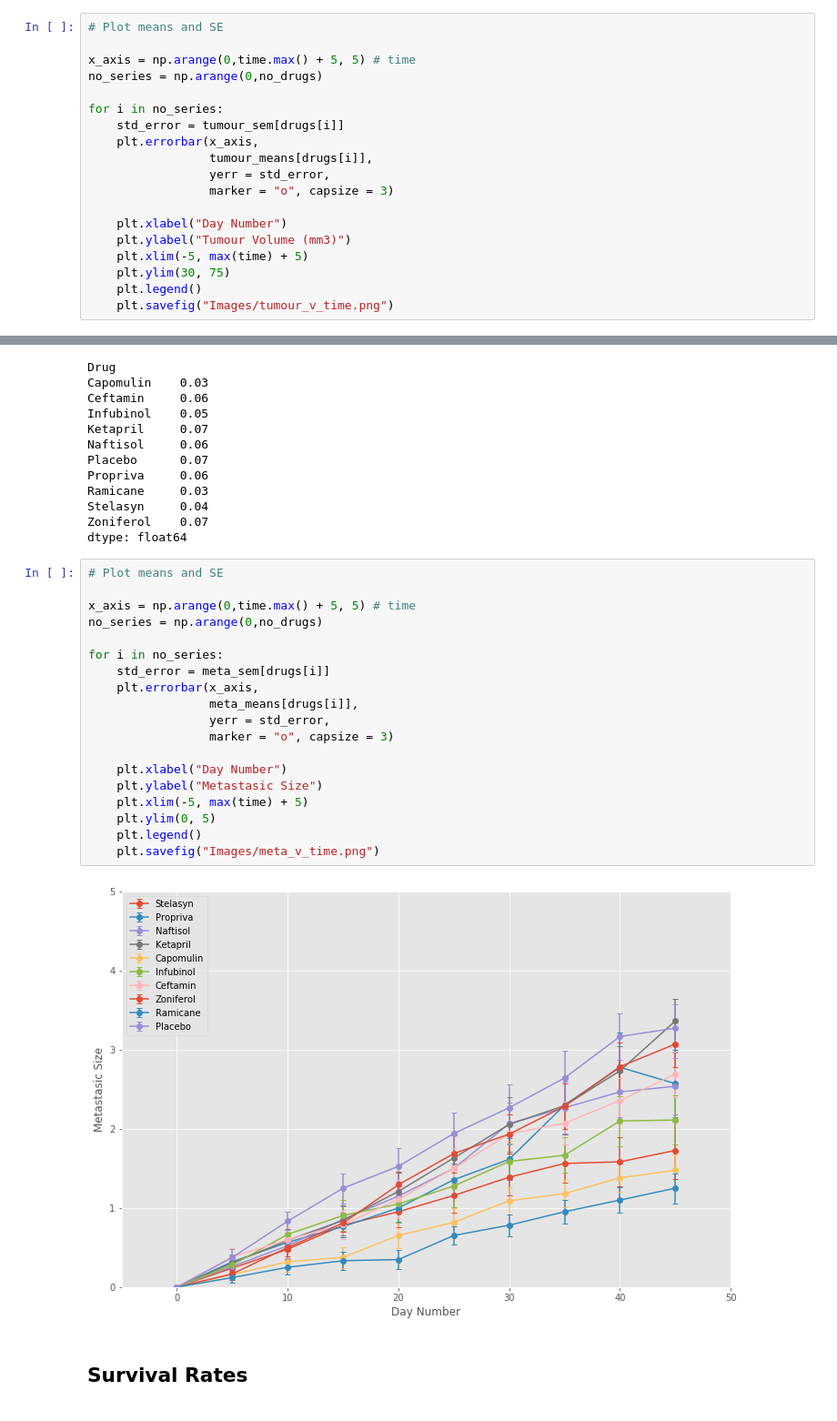
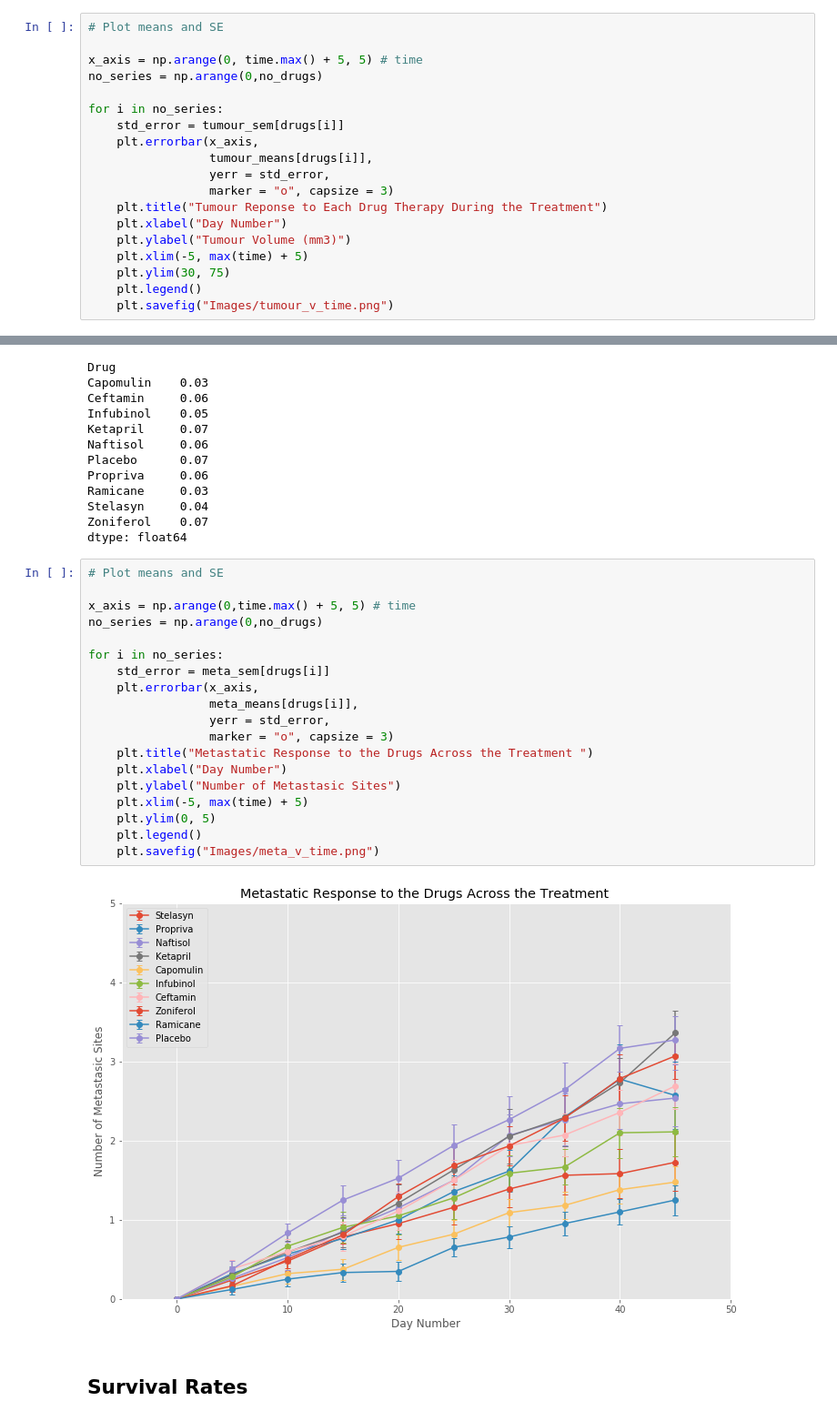
Before and after one commit to rochiecuevas/Pymaceuticals, a Jupyter notebook: pymaceuticals_starter.ipynb, the cells around one changed output, grey strips where cells are left out. Shown at 91% size. Saved outputs shown, nothing was run; the diff lists cells and outputs as text.

```diff
--- a/pymaceuticals_starter.ipynb
+++ b/pymaceuticals_starter.ipynb
@@ -99,7 +101,7 @@ plt.rcParams["figure.figsize"] = fig_size # customise plot size
 # %%
 # Plot means and SE
 
-x_axis = np.arange(0,time.max() + 5, 5) # time
+x_axis = np.arange(0, time.max() + 5, 5) # time
 no_series = np.arange(0,no_drugs)
 
 for i in no_series:
@@ -108,7 +110,7 @@ for i in no_series:
                  tumour_means[drugs[i]],
                  yerr = std_error,
                  marker = "o", capsize = 3)
-
+    plt.title("Tumour Reponse to Each Drug Therapy During the Treatment")
     plt.xlabel("Day Number")
     plt.ylabel("Tumour Volume (mm3)")
     plt.xlim(-5, max(time) + 5)
@@ -167,24 +169,24 @@ dtype: float64
 # %%
 # Plot means and SE
 
 x_axis = np.arange(0,time.max() + 5, 5) # time
 no_series = np.arange(0,no_drugs)
 
 for i in no_series:
     std_error = meta_sem[drugs[i]]
     plt.errorbar(x_axis,
                  meta_means[drugs[i]],
                  yerr = std_error,
                  marker = "o", capsize = 3)
-
+    plt.title("Metastatic Response to the Drugs Across the Treatment ")
     plt.xlabel("Day Number")
-    plt.ylabel("Metastasic Size")
+    plt.ylabel("Number of Metastasic Sites")
     plt.xlim(-5, max(time) + 5)
     plt.ylim(0, 5)
     plt.legend()
     plt.savefig("Images/meta_v_time.png")
 # %% [output]
-[figure, old version]
+[figure, new version]
 # %% [markdown]
 ## Survival Rates
 # %%
```
Also changed, not shown: parts of 14 cells of this notebook.
